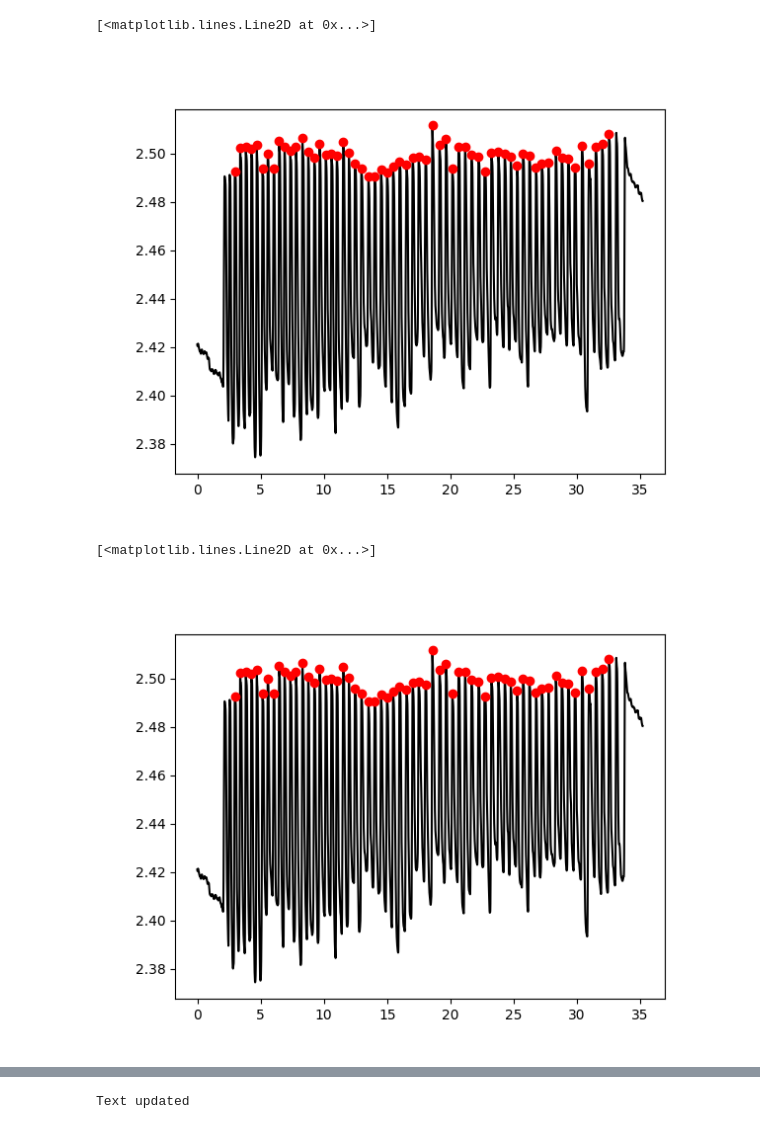
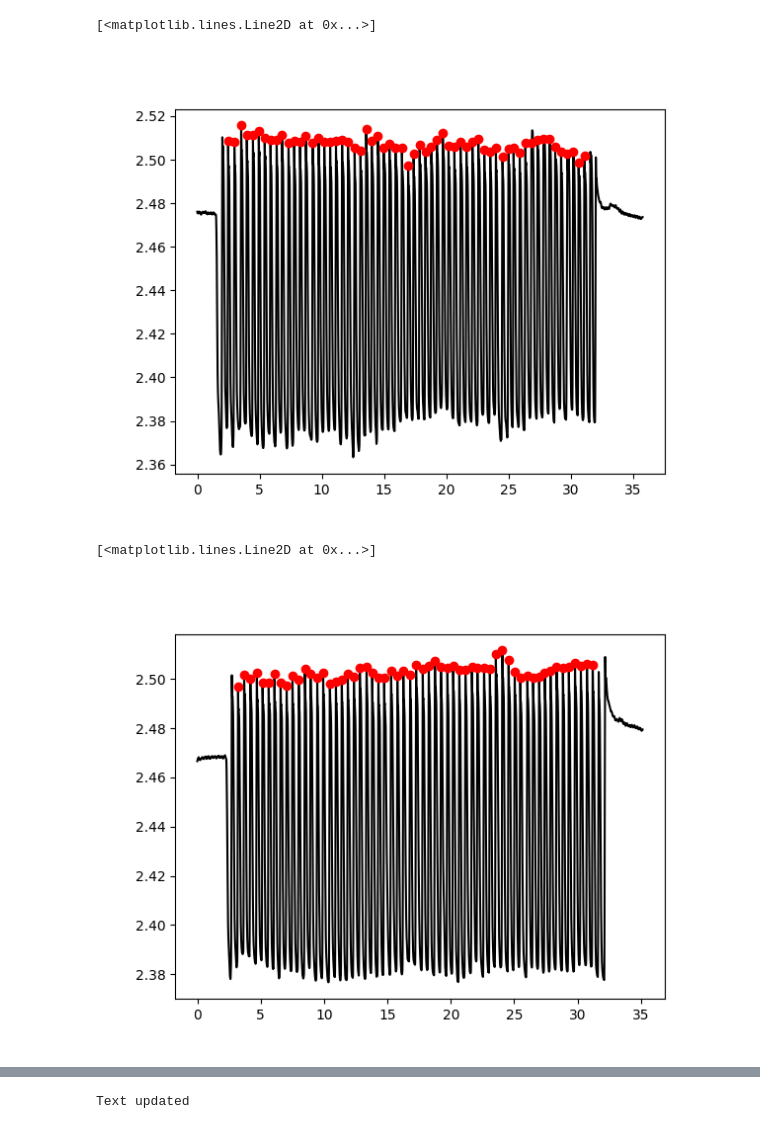
Before and after one commit to martinleguennec/Protocol_SMS_CrossCultural, a Jupyter notebook: notebooks/calculate_preferred_freq.ipynb, the cells around one changed output, grey strips where cells are left out. Drawn from its saved outputs; the diff is of its cells as text; code cells hidden in the pictures.

```diff
--- a/notebooks/calculate_preferred_freq.ipynb
+++ b/notebooks/calculate_preferred_freq.ipynb
@@ -35,7 +32,7 @@ peak_threshold = 50  # Default: 50
 min_velocity_sum = 60  # Default: 60
 # =============================
 peaks = identify_peak_flexion(
-    mov, stim_onset, plateaus,
+    mov, stim_onset, plateaus, "pref",
     peak_threshold=peak_threshold, min_velocity_sum=min_velocity_sum
 )
 
@@ -60,7 +57,7 @@ peak_threshold = 50  # Default: 50
 min_velocity_sum = 60  # Default: 60
 # =============================
 peaks = identify_peak_flexion(
-    mov, stim_onset, plateaus,
+    mov, stim_onset, plateaus, "pref",
     peak_threshold=peak_threshold, min_velocity_sum=min_velocity_sum
 )
 
@@ -85,7 +82,7 @@ peak_threshold = 50  # Default: 50
 min_velocity_sum = 60  # Default: 60
 # =============================
 peaks = identify_peak_flexion(
-    mov, stim_onset, plateaus,
+    mov, stim_onset, plateaus, "pref",
     peak_threshold=peak_threshold, min_velocity_sum=min_velocity_sum
 )
 
@@ -110,9 +107,11 @@ peak_threshold = 50  # Default: 50
 min_velocity_sum = 60  # Default: 60
 # =============================
 peaks = identify_peak_flexion(
-    mov, stim_onset, plateaus,
+    mov, stim_onset, plateaus, "pref",
     peak_threshold=peak_threshold, min_velocity_sum=min_velocity_sum
 )
+# First peak detected is often a false positive
+peaks = peaks[1:]
 
 IOI_4 = np.diff(peaks)/5000
 IOI.extend([(IOI_val, 4) for IOI_val in IOI_4])
@@ -122,32 +121,34 @@ plt.plot(t, mov, "k")
 plt.plot(t[peaks], mov[peaks], "ro")
 # %% [output]
 [<matplotlib.lines.Line2D at 0x...>]
-[figure, old version]
+[figure, new version]
 # %%
 # Peak identification for the third trial
 file_path_5 = data_path / ID / f"{ID}_Pref__5.csv"
 t, mov, sound = load_and_preprocess(file_path_3)
 stim_onset, stim_times, plateaus, frequencies, task_onset, task_offset = detect_stimuli(sound, task="pref")
 
 # PARAMETERS FOR PEAK DETECTION
 # =============================
 peak_threshold = 50  # Default: 50
 min_velocity_sum = 60  # Default: 60
 # =============================
 peaks = identify_peak_flexion(
-    mov, stim_onset, plateaus,
+    mov, stim_onset, plateaus, "pref",
     peak_threshold=peak_threshold, min_velocity_sum=min_velocity_sum
 )
+# First peak detected is often a false positive
+peaks = peaks[1:]
 
 IOI_5 = np.diff(peaks)/5000
 IOI.extend([(IOI_val, 5) for IOI_val in IOI_5])
 
 plt.figure()
 plt.plot(t, mov, "k")
 plt.plot(t[peaks], mov[peaks], "ro")
 # %% [output]
 [<matplotlib.lines.Line2D at 0x...>]
-[figure, old version]
+[figure, new version]
 # %%
 # Make a boxplot of the IOI values per trial
 plt.figure()
```
Also changed, not shown: parts of 8 cells of this notebook, 8 other files.
